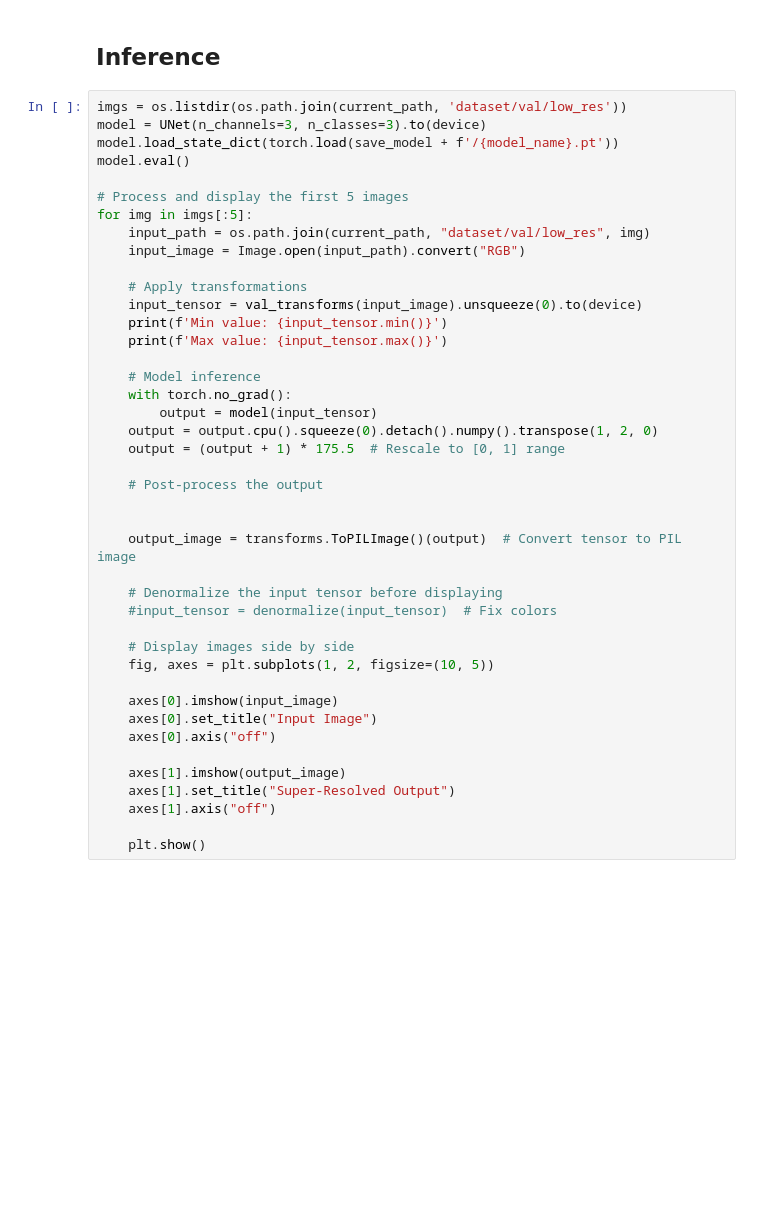
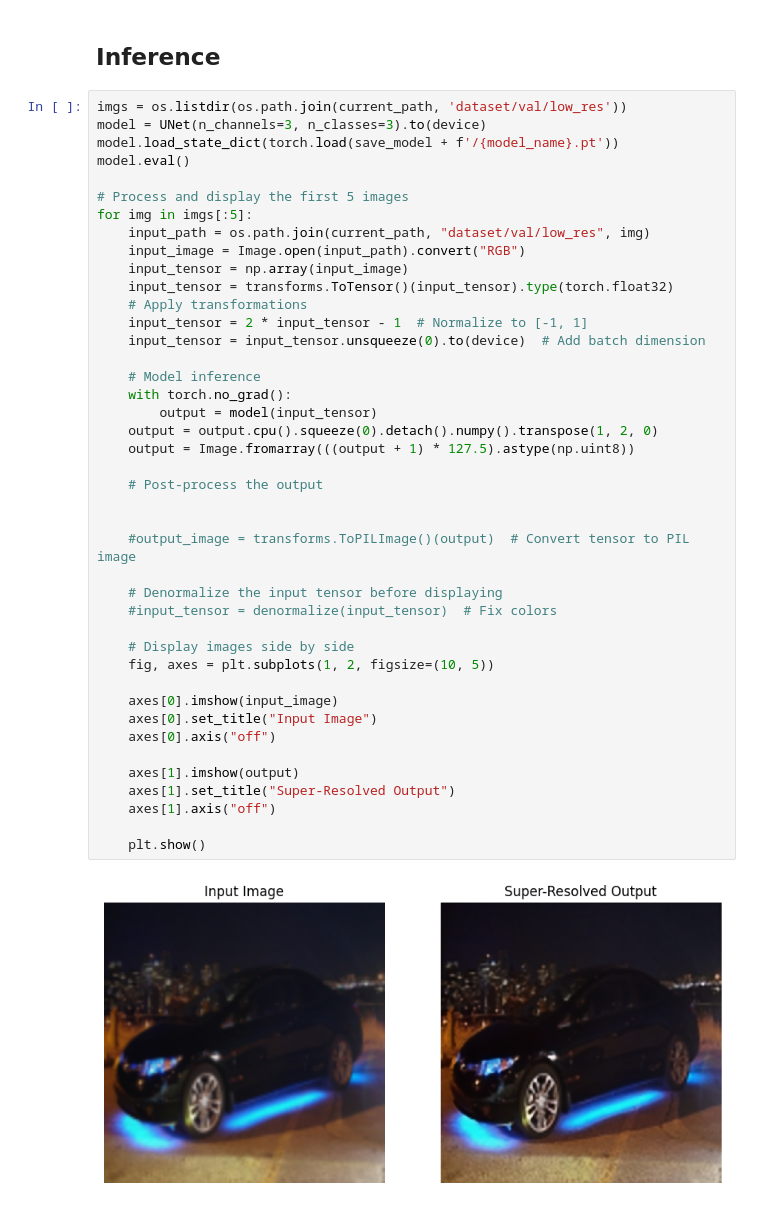
Before and after one commit to qhung23125005/AIO, a Jupyter notebook: AIO24/Module7/DomainConversion/Ex2-SuperResolutionUNet.ipynb, the cells around one changed output. Cells and saved outputs as stored; diff of their text form; blank space fills up the shorter version.

```diff
--- a/AIO24/Module7/DomainConversion/Ex2-SuperResolutionUNet.ipynb
+++ b/AIO24/Module7/DomainConversion/Ex2-SuperResolutionUNet.ipynb
@@ -389,37 +400,39 @@ model.eval()
 
 # Process and display the first 5 images
 for img in imgs[:5]:
     input_path = os.path.join(current_path, "dataset/val/low_res", img)
     input_image = Image.open(input_path).convert("RGB")
-
+    input_tensor = np.array(input_image)
+    input_tensor = transforms.ToTensor()(input_tensor).type(torch.float32)
     # Apply transformations
-    input_tensor = val_transforms(input_image).unsqueeze(0).to(device)
-    print(f'Min value: {input_tensor.min()}')
-    print(f'Max value: {input_tensor.max()}')
+    input_tensor = 2 * input_tensor - 1  # Normalize to [-1, 1]
+    input_tensor = input_tensor.unsqueeze(0).to(device)  # Add batch dimension
 
     # Model inference
     with torch.no_grad():
         output = model(input_tensor)
     output = output.cpu().squeeze(0).detach().numpy().transpose(1, 2, 0)
-    output = (output + 1) * 175.5  # Rescale to [0, 1] range
+    output = Image.fromarray(((output + 1) * 127.5).astype(np.uint8))
 
     # Post-process the output
 
 
-    output_image = transforms.ToPILImage()(output)  # Convert tensor to PIL image
+    #output_image = transforms.ToPILImage()(output)  # Convert tensor to PIL image
 
     # Denormalize the input tensor before displaying
     #input_tensor = denormalize(input_tensor)  # Fix colors
 
     # Display images side by side
     fig, axes = plt.subplots(1, 2, figsize=(10, 5))
 
     axes[0].imshow(input_image)
     axes[0].set_title("Input Image")
     axes[0].axis("off")
 
-    axes[1].imshow(output_image)
+    axes[1].imshow(output)
     axes[1].set_title("Super-Resolved Output")
     axes[1].axis("off")
 
     plt.show()
+# %% [output]
+[figure, added]
```
Also changed, not shown: parts of 6 cells of this notebook.
